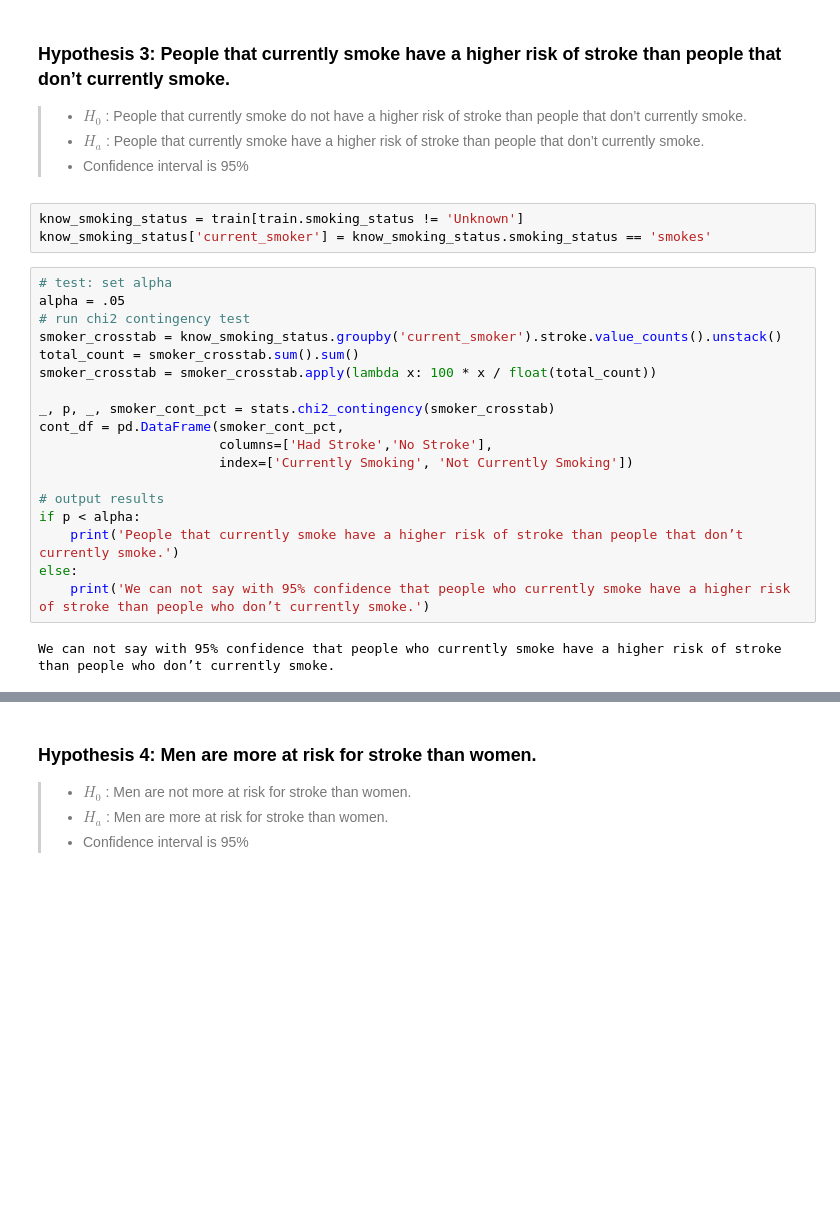
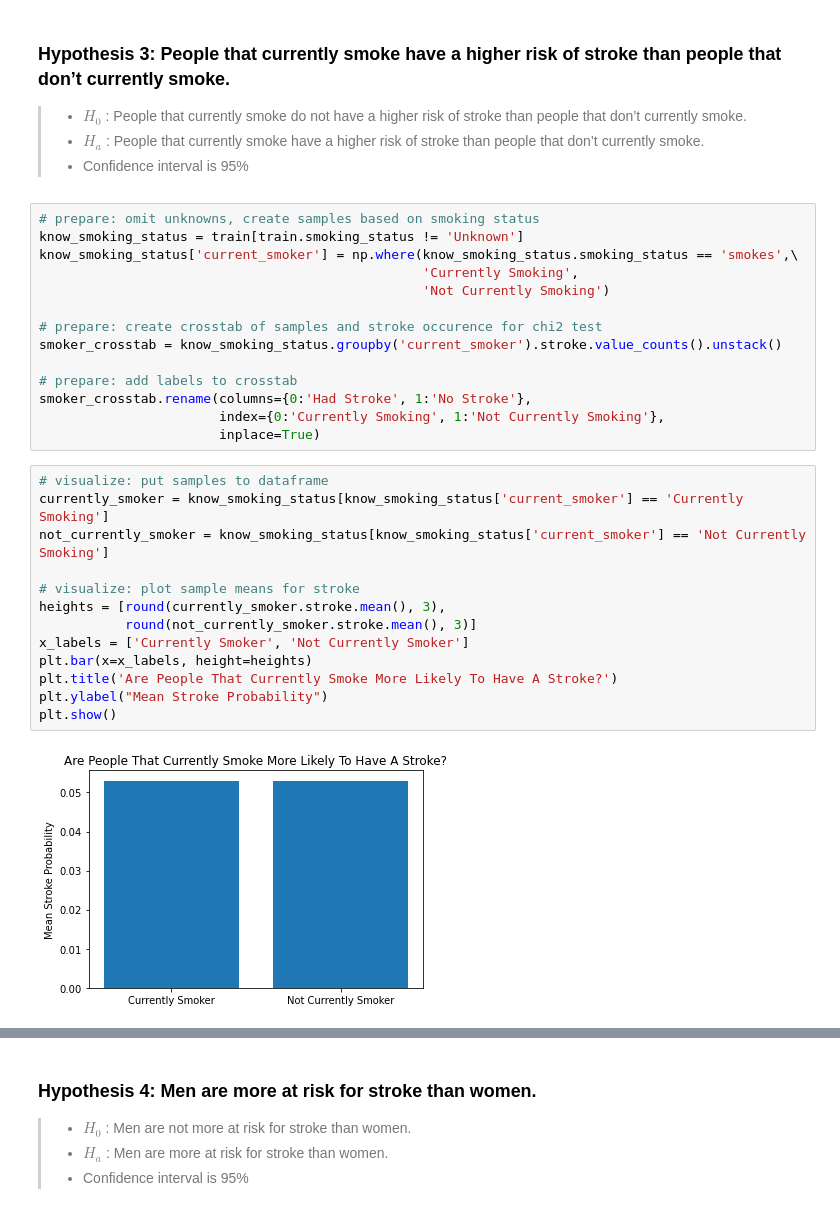
Before and after one commit to stroke-predictors/germain-capstone-stoke-prediction, a Jupyter notebook: final_notebook.ipynb, the cells around one changed output, grey strips where cells are left out. Cells and saved outputs as stored; diff of their text form; blank space fills up the shorter version.

Commit message:
clean up exploration section and visuals

```diff
--- a/final_notebook.ipynb
+++ b/final_notebook.ipynb
@@ -212,26 +214,32 @@ plt.show()
 > - $H_a$ : People that currently smoke have a higher risk of stroke than people that don’t currently smoke.
 > - Confidence interval is 95%
 # %%
+# prepare: omit unknowns, create samples based on smoking status
 know_smoking_status = train[train.smoking_status != 'Unknown']
-know_smoking_status['current_smoker'] = know_smoking_status.smoking_status == 'smokes'
+know_smoking_status['current_smoker'] = np.where(know_smoking_status.smoking_status == 'smokes',\
+                                                 'Currently Smoking',
+                                                 'Not Currently Smoking')
+
+# prepare: create crosstab of samples and stroke occurence for chi2 test
+smoker_crosstab = know_smoking_status.groupby('current_smoker').stroke.value_counts().unstack()
+
+# prepare: add labels to crosstab
+smoker_crosstab.rename(columns={0:'Had Stroke', 1:'No Stroke'},
+                       index={0:'Currently Smoking', 1:'Not Currently Smoking'},
+                       inplace=True)
-# %%
-# test: set alpha
-alpha = .05
-# run chi2 contingency test
-smoker_crosstab = know_smoking_status.groupby('current_smoker').stroke.value_counts().unstack()
-total_count = smoker_crosstab.sum().sum()
-smoker_crosstab = smoker_crosstab.apply(lambda x: 100 * x / float(total_count))
-
-_, p, _, smoker_cont_pct = stats.chi2_contingency(smoker_crosstab)
-cont_df = pd.DataFrame(smoker_cont_pct,
-                       columns=['Had Stroke','No Stroke'],
-                       index=['Currently Smoking', 'Not Currently Smoking'])
-
-# output results
-if p < alpha:
-    print('People that currently smoke have a higher risk of stroke than people that don’t currently smoke.')
-else:
-    print('We can not say with 95% confidence that people who currently smoke have a higher risk of stroke than people who don’t currently smoke.')
-# %% [output]
-We can not say with 95% confidence that people who currently smoke have a higher risk of stroke than people who don’t currently smoke.
+# %%
+# visualize: put samples to dataframe
+currently_smoker = know_smoking_status[know_smoking_status['current_smoker'] == 'Currently Smoking']
+not_currently_smoker = know_smoking_status[know_smoking_status['current_smoker'] == 'Not Currently Smoking']
+
+# visualize: plot sample means for stroke
+heights = [round(currently_smoker.stroke.mean(), 3),
+           round(not_currently_smoker.stroke.mean(), 3)]
+x_labels = ['Currently Smoker', 'Not Currently Smoker']
+plt.bar(x=x_labels, height=heights)
+plt.title('Are People That Currently Smoke More Likely To Have A Stroke?')
+plt.ylabel("Mean Stroke Probability")
+plt.show()
+# %% [output]
+[figure, new version]
 # %%
```
Also changed, not shown: parts of 40 cells of this notebook.
